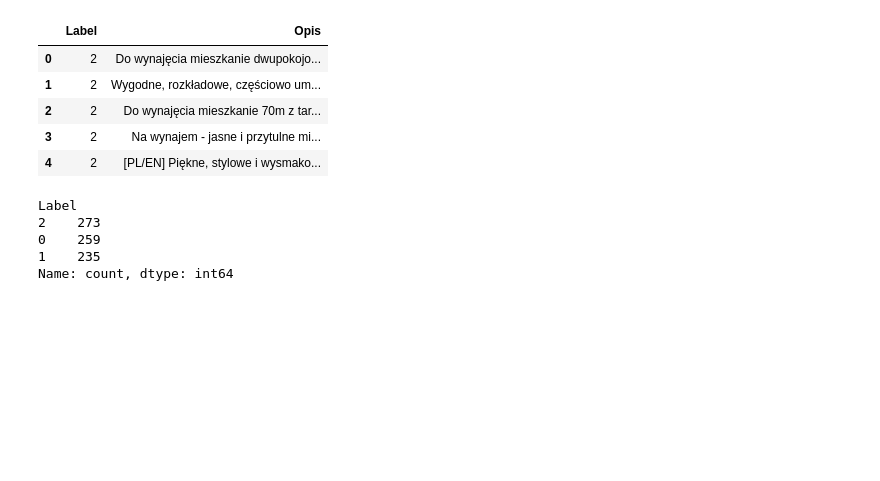
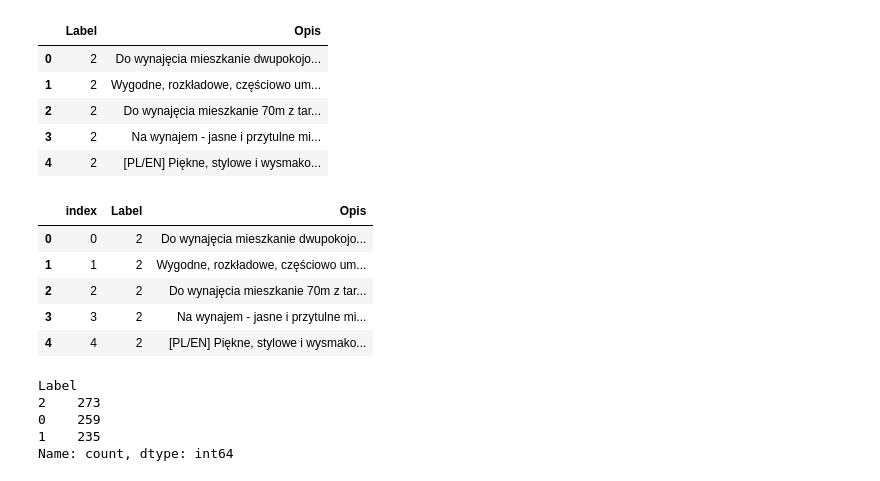
Before and after one commit to PeWeX47/NLP-Klasyfikator-Umeblowania, a Jupyter notebook: model_training.ipynb, the cells around one changed output. Drawn from its saved outputs; the diff is of its cells as text; code cells hidden in the pictures; blank space fills up the shorter version.

```diff
--- a/model_training.ipynb
+++ b/model_training.ipynb
@@ -19,6 +20,16 @@ df.head()
 | 2 | 2 | Do wynajęcia mieszkanie 70m z tar... |
 | 3 | 2 | Na wynajem - jasne i przytulne mi... |
 | 4 | 2 | [PL/EN] Piękne, stylowe i wysmako... |
+# %%
+df = df.reset_index()
+df.head()
+# %% [output]
+|  | index | Label | Opis |
+| 0 | 0 | 2 | Do wynajęcia mieszkanie dwupokojo... |
+| 1 | 1 | 2 | Wygodne, rozkładowe, częściowo um... |
+| 2 | 2 | 2 | Do wynajęcia mieszkanie 70m z tar... |
+| 3 | 3 | 2 | Na wynajem - jasne i przytulne mi... |
+| 4 | 4 | 2 | [PL/EN] Piękne, stylowe i wysmako... |
 # %%
 df["Label"].value_counts()
 # %% [output]
```
Also changed, not shown: parts of 8 cells of this notebook.
